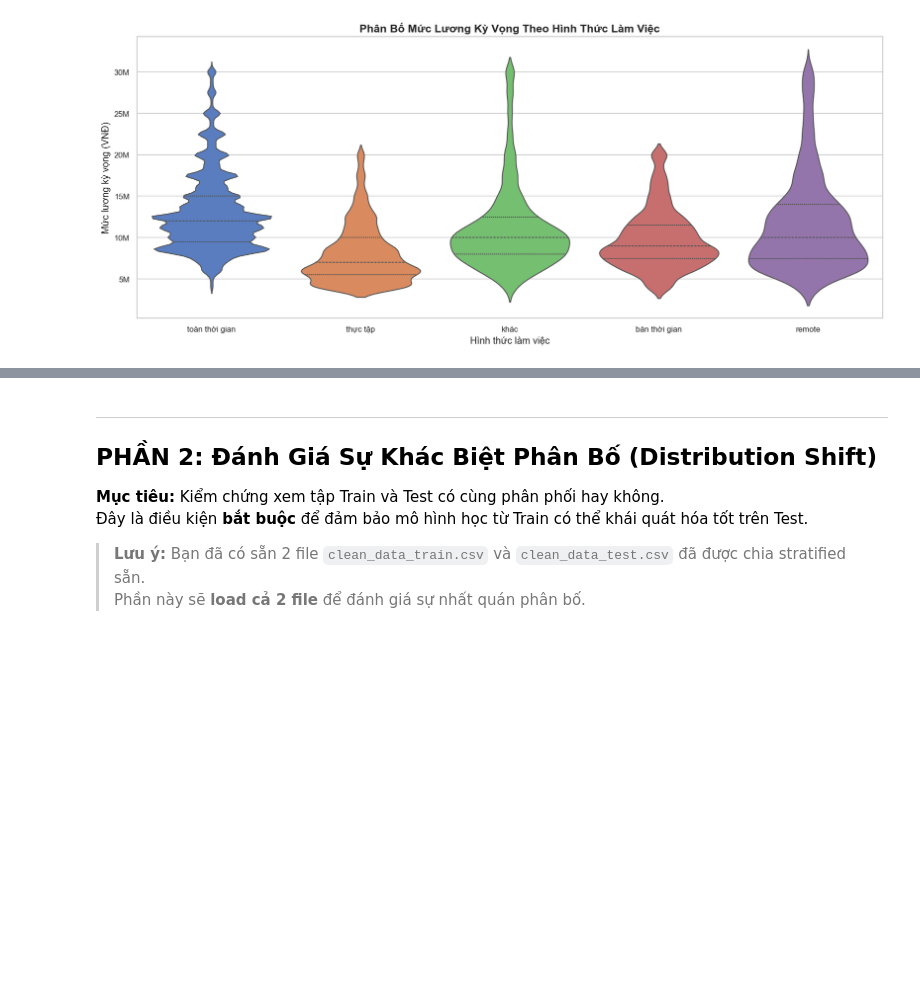
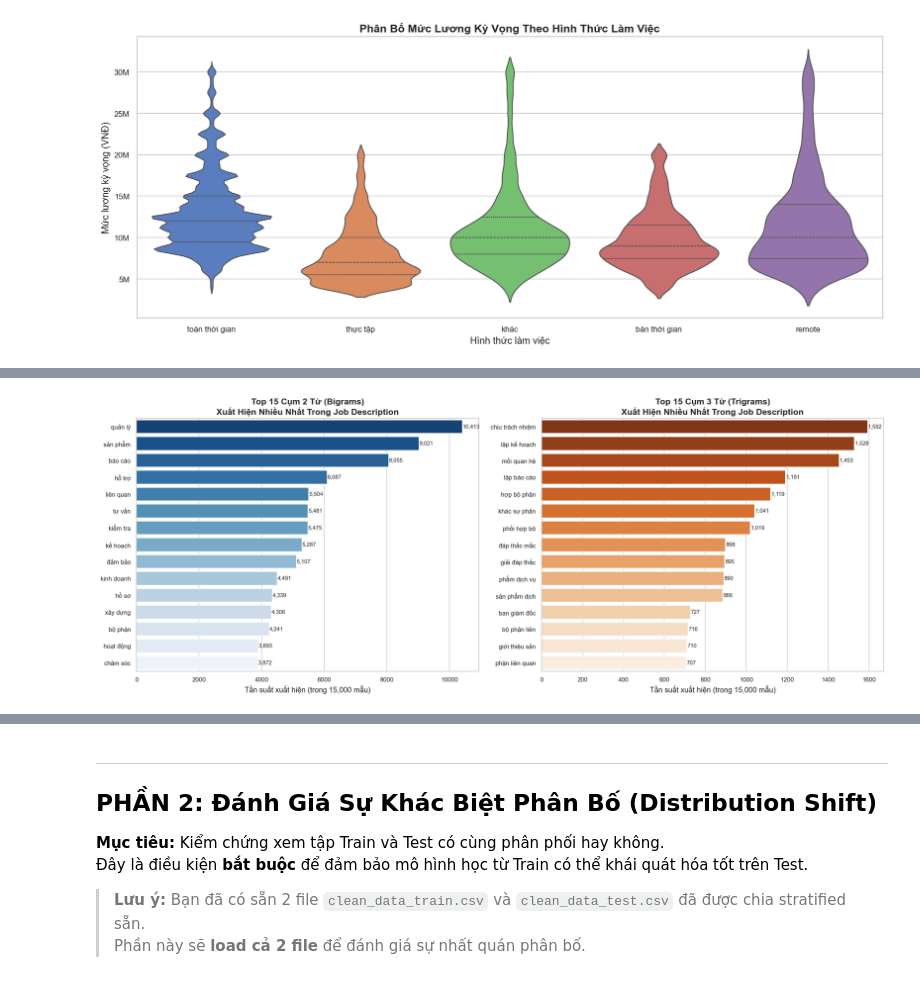
Before and after one commit to 1Huy2409/final-data-science, a Jupyter notebook: notebooks/03_eda_distribution_shift_feature_engineering.ipynb, the cells around one changed output, grey strips where cells are left out. Drawn from its saved outputs; the diff is of its cells as text; code cells hidden in the pictures; blank space fills up the shorter version.

```diff
--- a/notebooks/03_eda_distribution_shift_feature_engineering.ipynb
+++ b/notebooks/03_eda_distribution_shift_feature_engineering.ipynb
@@ -487,0 +587,78 @@ plt.show()
+# %%
+# ============================================================
+# BIỂU ĐỒ TEXT-EDA 2: Phân tích N-gram (Bigrams & Trigrams)
+#
+# Ý nghĩa: Thống kê các cụm từ đi liền nhau xuất hiện nhiều nhất.
+# Đây là cầu nối logic: những cụm từ được phát hiện ở bước này
+# chính là cơ sở để lựa chọn các từ khóa cần trích xuất ở Bước 3.1
+# (Keyword Matching), thay vì lựa chọn ngẫu nhiên.
+# ============================================================
+from sklearn.feature_extraction.text import CountVectorizer
+
+def get_top_ngrams(corpus, n=2, top_k=15, sample_size=15_000):
+    """Trích xuất và trả về top-k N-gram phổ biến nhất."""
+    sample = corpus.sample(
+        min(sample_size, len(corpus)), random_state=RANDOM_STATE
+    ).astype(str)
+
+    vec = CountVectorizer(
+        ngram_range=(n, n),
+        token_pattern=r'(?u)\b[a-zA-Zàáâãèéêìíòóôõùúýăđơưạảấầẩẫậắằẳẵặẹẻẽếềểễệỉịọỏốồổỗộớờởỡợụủứừửữựỳỷỹ]{2,}\b',
+        stop_words=list(VIET_STOPWORDS),
+        min_df=3
+    )
+    X = vec.fit_transform(sample)
+    freq = zip(vec.get_feature_names_out(), X.sum(axis=0).A1)
+    return pd.DataFrame(
+        sorted(freq, key=lambda x: x[1], reverse=True)[:top_k],
+        columns=['N-gram', 'Tần suất']
+    )
+
+print('🔄 Đang trích xuất Bigrams và Trigrams...')
+df_bigrams  = get_top_ngrams(df_clean['job_description'], n=2, top_k=15)
+df_trigrams = get_top_ngrams(df_clean['job_description'], n=3, top_k=15)
+print('✅ Hoàn tất!')
+
+# --- Vẽ biểu đồ cột ngang ---
+fig, axes = plt.subplots(1, 2, figsize=(18, 7))
+
+sns.barplot(
+    data=df_bigrams, x='Tần suất', y='N-gram',
+    ax=axes[0], palette='Blues_r'
+)
+axes[0].set_title(
+    'Top 15 Cụm 2 Từ (Bigrams)\nXuất Hiện Nhiều Nhất Trong Job Description',
+    fontweight='bold'
+)
+axes[0].set_xlabel('Tần suất xuất hiện (trong 15,000 mẫu)')
+axes[0].set_ylabel('')
+for i, (_, row) in enumerate(df_bigrams.iterrows()):
+    axes[0].text(row['Tần suất'] + 5, i, f"{row['Tần suất']:,}", va='center', fontsize=9)
+
+sns.barplot(
+    data=df_trigrams, x='Tần suất', y='N-gram',
+    ax=axes[1], palette='Oranges_r'
+)
+axes[1].set_title(
+    'Top 15 Cụm 3 Từ (Trigrams)\nXuất Hiện Nhiều Nhất Trong Job Description',
+    fontweight='bold'
+)
+axes[1].set_xlabel('Tần suất xuất hiện (trong 15,000 mẫu)')
+axes[1].set_ylabel('')
+for i, (_, row) in enumerate(df_trigrams.iterrows()):
+    axes[1].text(row['Tần suất'] + 2, i, f"{row['Tần suất']:,}", va='center', fontsize=9)
+
+plt.tight_layout()
+plt.show()
+
+# --- In kết quả dạng bảng ---
+print('\n📋 Top 15 Bigrams:')
+print(df_bigrams.to_string(index=False))
+print('\n📋 Top 15 Trigrams:')
+print(df_trigrams.to_string(index=False))
+
+print('\n💡 Nhận xét:')
+print('   Các cụm từ thường xuyên xuất hiện ở trên (ví dụ: "bảo hiểm y tế", "thu nhập hấp dẫn",')
+print('   "kinh nghiệm làm việc") chính là CƠ SỞ để lựa chọn từ khóa trong Bước 3.1 (Keyword Matching).')
+print('   → Thay vì chọn từ khóa tùy tiện, chúng ta dựa vào dữ liệu thực tế để quyết định.')
+# %% [output]
@@ -487,0 +667 @@ plt.show()
+[figure, added]
```
Also changed, not shown: parts of 10 cells of this notebook, 1 other file.
